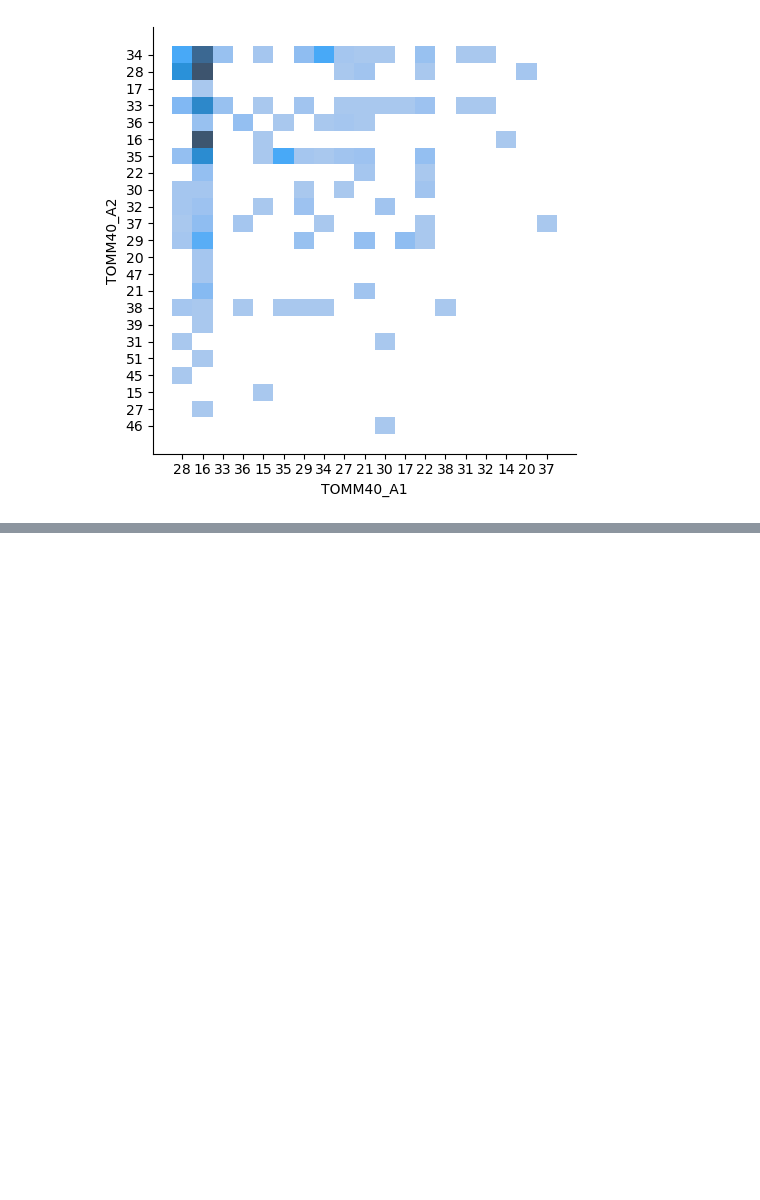
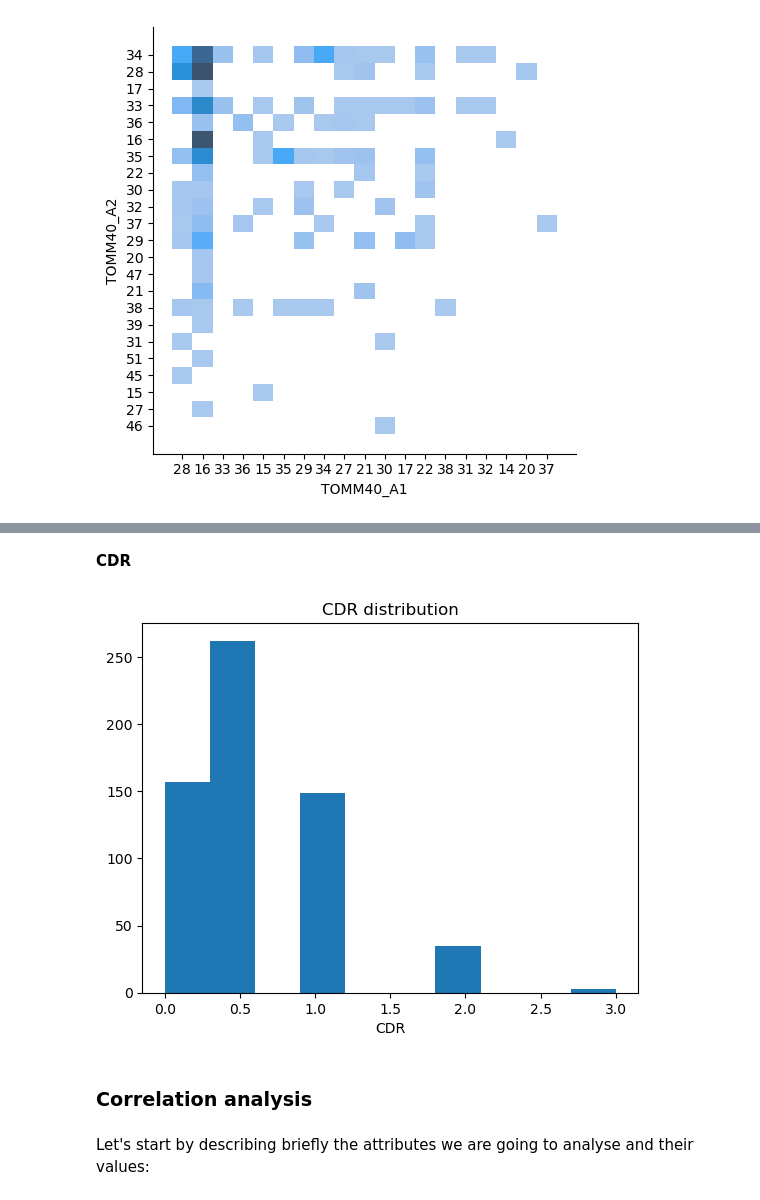
Before and after one commit to giocoal/ADNI-brain-MRI-alzheimer-WGAN-generation-and-classification, a Jupyter notebook: notebooks/subjects_analysis.ipynb, the cells around one changed output, grey strips where cells are left out. Saved outputs shown, nothing was run; the diff lists cells and outputs as text; code cells hidden in the pictures; blank space fills up the shorter version.

```diff
--- a/notebooks/subjects_analysis.ipynb
+++ b/notebooks/subjects_analysis.ipynb
@@ -698,0 +759,9 @@ sns.displot(genetic_subjects, x="TOMM40_A1", y="TOMM40_A2");
+# %% [markdown]
+**CDR**
+# %%
+plt.hist(cognitive_subjects['CDR'][cognitive_subjects['CDR']!= -1])
+plt.title('CDR distribution')
+plt.xlabel('CDR')
+plt.show()
+# %% [output]
+[figure, added]
@@ -698,0 +772,4 @@ sns.displot(genetic_subjects, x="TOMM40_A1", y="TOMM40_A2");
+# %% [markdown]
+### Correlation analysis
+# %% [markdown]
+Let's start by describing briefly the attributes we are going to analyse and their values:
```
Also changed, not shown: parts of 38 cells of this notebook, 6 other files.
